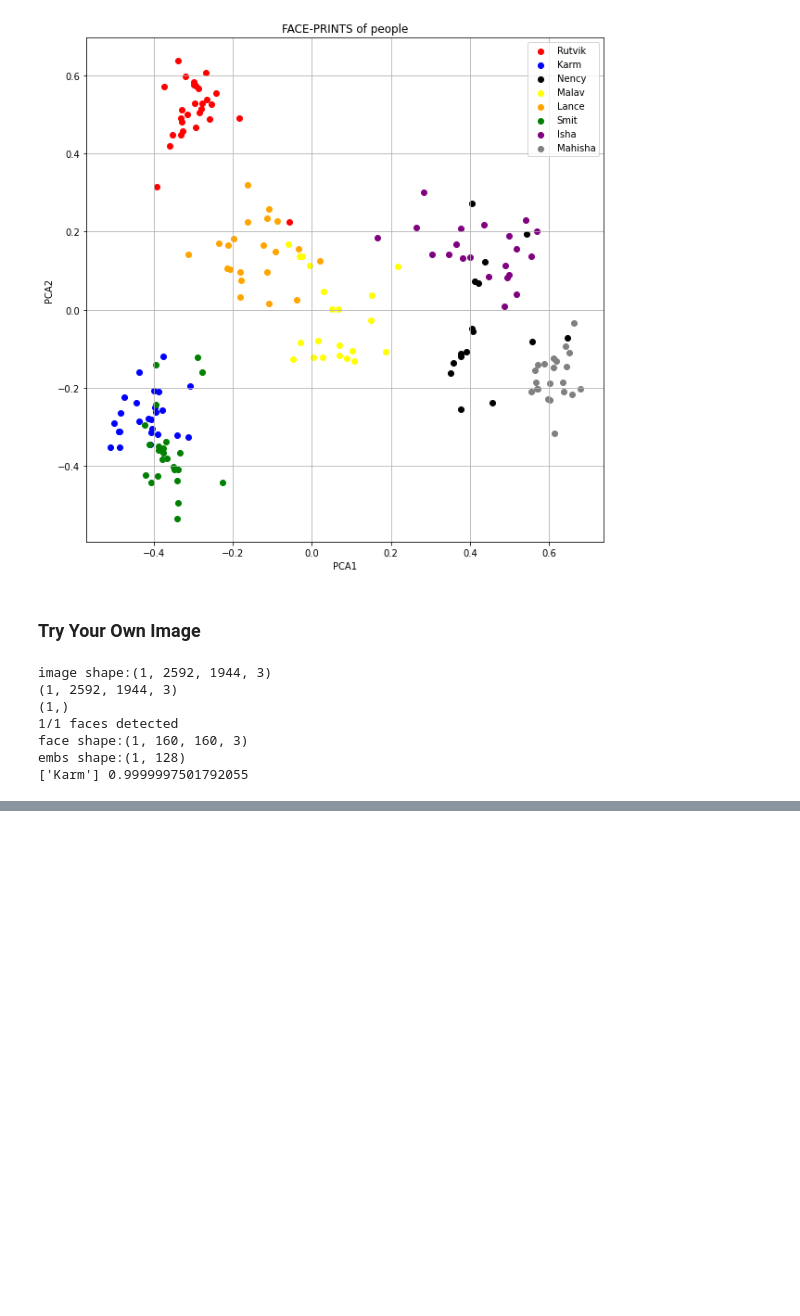
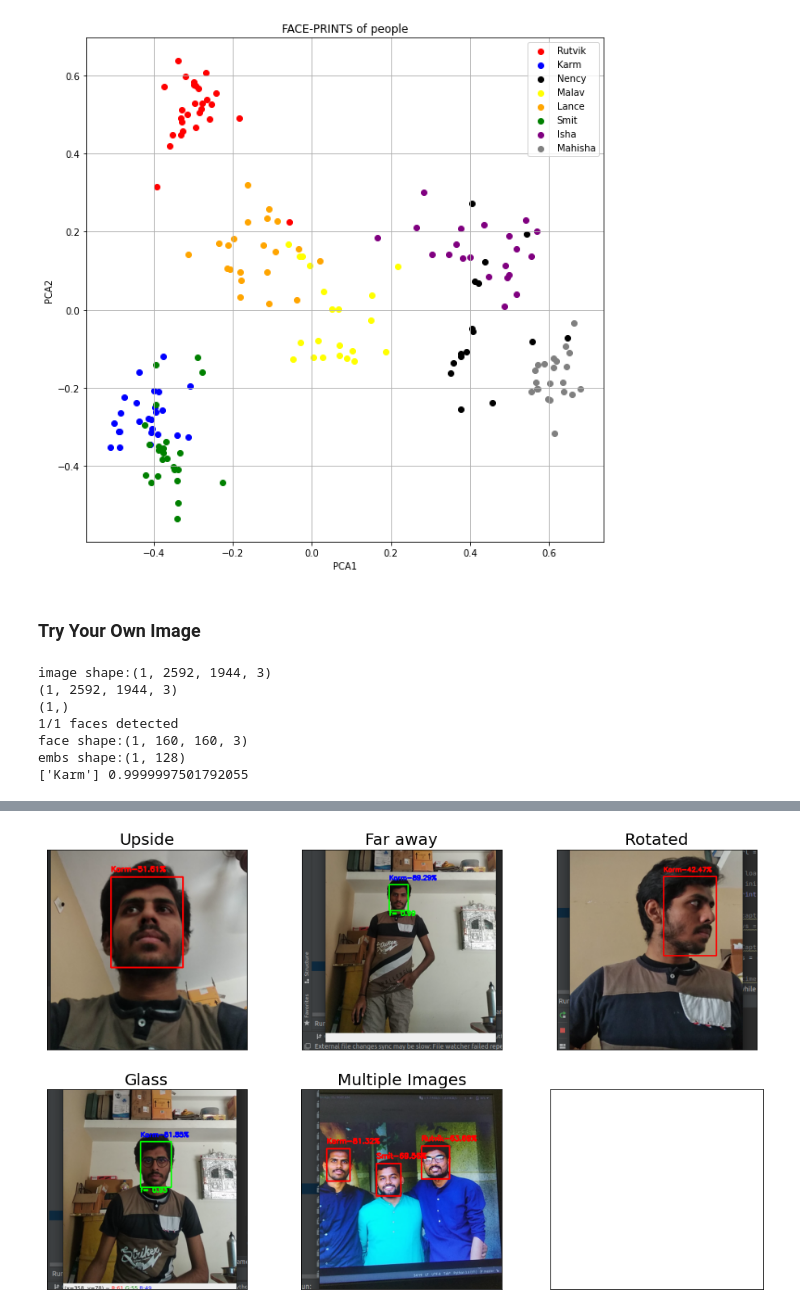
Before and after one commit to karm-patel/Blogs, a Jupyter notebook: _notebooks/2021-03-25-face_recognizatio.ipynb, the cells around one changed output, grey strips where cells are left out. Saved outputs shown, nothing was run; the diff lists cells and outputs as text; code cells hidden in the pictures; blank space fills up the shorter version.

```diff
--- a/_notebooks/2021-03-25-face_recognizatio.ipynb
+++ b/_notebooks/2021-03-25-face_recognizatio.ipynb
@@ -402,0 +411,16 @@ embs shape:(1, 128)
+# %%
+path = "./TestResults/"
+fig, axes = plt.subplots(2,3,figsize = (16,10))
+images = os.listdir(path)
+ind = 0
+for i in range(2):
+    for j in range(3):
+        axes[i][j].get_xaxis().set_visible(False)
+        axes[i][j].get_yaxis().set_visible(False)
+        if ind >= len(images):
+            break
+        axes[i][j].set_title(images[ind].split(".")[0],fontsize=20)
+        axes[i][j].imshow(load_img(path+images[ind]))
+        ind += 1
+# %% [output]
+[figure, added]
```
Also changed, not shown: parts of 4 cells of this notebook.
